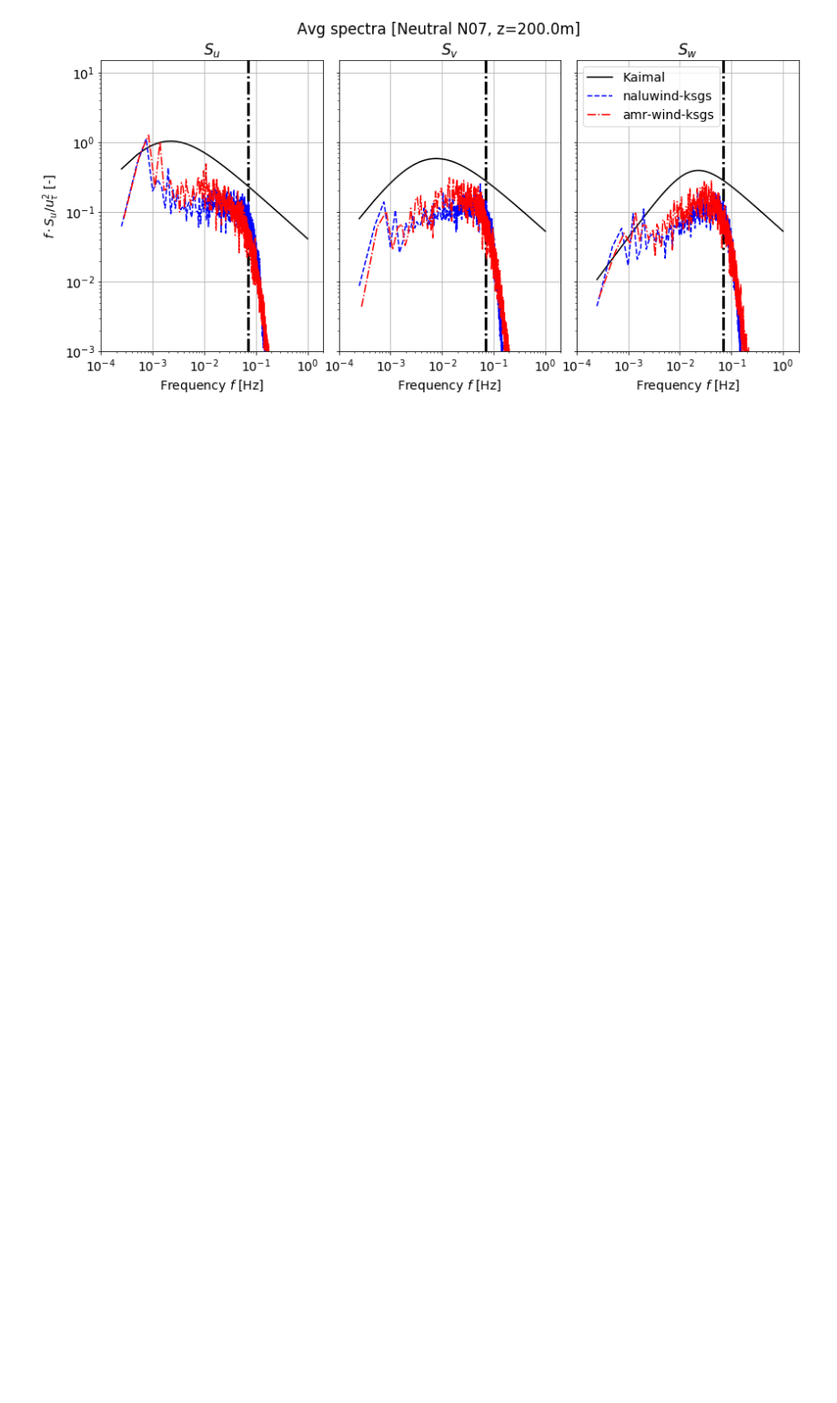
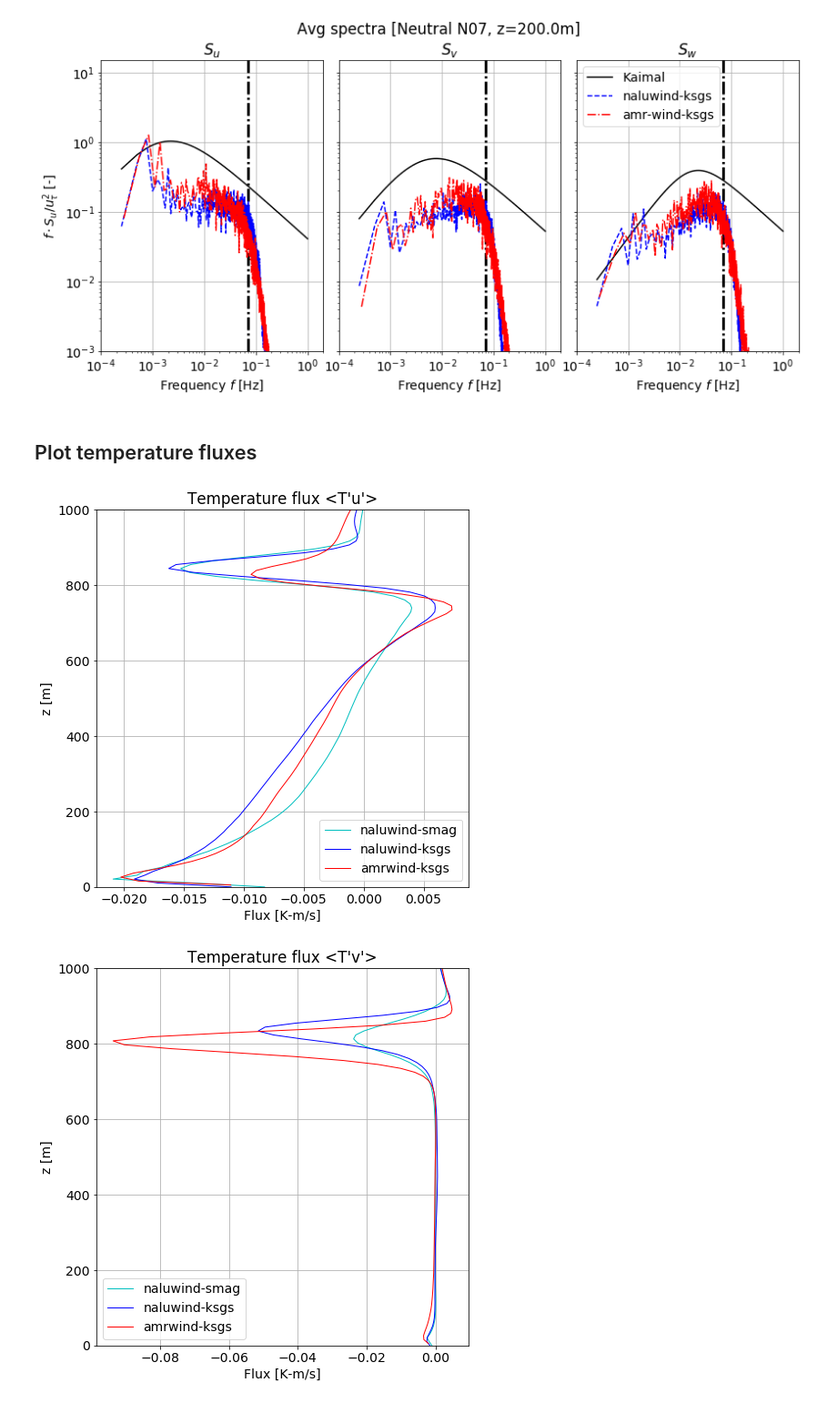
Before and after one commit to Exawind/wind-energy, a Jupyter notebook: Pedersen_N07/compareRuns_n07.ipynb, the cells around one changed output. Shown: that part at 91% size. Drawn from its saved outputs; the diff is of its cells as text; code cells hidden in the pictures; blank space fills up the shorter version.

Commit message:
Added N07 temperature flux comparison

```diff
--- a/Pedersen_N07/compareRuns_n07.ipynb
+++ b/Pedersen_N07/compareRuns_n07.ipynb
@@ -159,3 +160,26 @@ for i, z in enumerate(l_cases['naluwind-ksgs'].ps_data['z']):
 [figure]
 [figure]
 [figure]
+# %% [markdown]
+## Plot temperature fluxes
+# %%
+# Plot these stresses in this order
+plotfluxes=["<T'u'>", "<T'v'>", "<T'w'>"]
+
+for flux in plotfluxes:
+    fig = plt.figure(figsize=(7,7))
+    plt.rc('font', size=14)
+    for l,c in l_cases.items():
+        ls=styles[l]
+        if (len(c.tflux_var[flux])>0):
+            plt.plot(c.tflux_var[flux], c.z, label=l, color=ls['color'], linewidth=ls['lw'], linestyle=ls['ls'])
+    plt.legend()
+    plt.ylabel('z [m]')
+    plt.xlabel('Flux [K-m/s]')
+    plt.ylim([0,1000])
+    plt.grid()
+    plt.title('Temperature flux '+flux)
+    plt.tight_layout()
+# %% [output]
+[figure, added]
+[figure, added]
```
Also changed, not shown: parts of 3 cells of this notebook, 8 other files.
